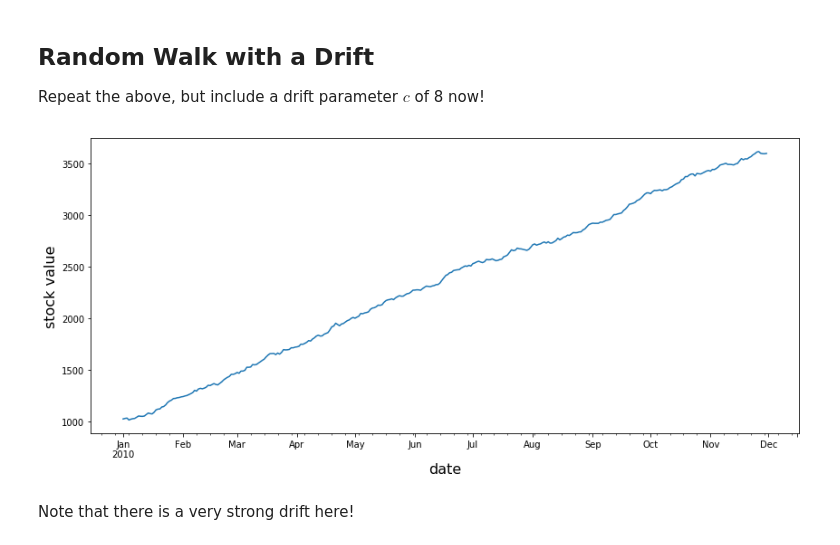
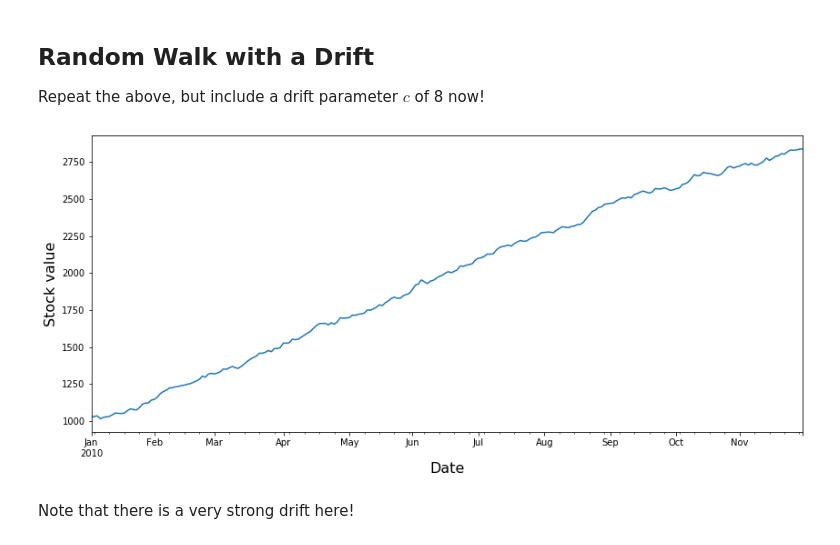
Before and after one commit to learn-co-curriculum/dsc-basic-time-series-models-lab, a Jupyter notebook: index.ipynb, the cells around one changed output. Cells and saved outputs as stored; diff of their text form; code cells hidden in the pictures.

```diff
--- a/index.ipynb
+++ b/index.ipynb
@@ -113,13 +116,14 @@ Keeping this in mind, let's create a random walk model:
 # %%
-# keep the random seed
+# Keep the random seed
 np.random.seed(11)
 
-# create a series with the specified dates
-dates = pd.date_range('2010-01-01', '2010-11-30')
-len(dates)
+# Create a series with the specified dates
+dates = pd.date_range('2010-01-01', '2010-11-30', freq='B')
 
-error = np.random.normal(0,10,len(dates))
+# White noise error term
+error = np.random.normal(0, 10, len(dates))
 
+# Define random walk
 def random_walk(start, error):
     Y_0 = start
     cum_error = np.cumsum(error)
@@ -128,5 +132,5 @@ def random_walk(start, error):
 
 shares_value = random_walk(1000, error)
 
-shares_series =  pd.Series(shares_value, index=dates)
+shares_series = pd.Series(shares_value, index=dates)
 # %% [markdown]
@@ -145,15 +149,16 @@ You can see how this very much looks like the exchange rate series you looked at
 
 Repeat the above, but include a drift parameter $c$ of 8 now!
 # %%
-# keep the random seed
+# Keep the random seed
 np.random.seed(11)
 
-# create a series with the specified dates
-dates = pd.date_range('2010-01-01', '2010-11-30')
-len(dates)
+# Create a series with the specified dates
+dates = pd.date_range('2010-01-01', '2010-11-30', freq='B')
 
-error = np.random.normal(0,10,len(dates))
+# White noise error term
+error = np.random.normal(0, 10, len(dates))
 
+# Define random walk
 def random_walk(start, error):
     Y_0 = start
     cum_error = np.cumsum(error + 8)
@@ -165,11 +170,11 @@ shares_value_drift = random_walk(1000, error)
 shares_series_drift =  pd.Series(shares_value_drift, index=dates)
 # %%
 ax = shares_series_drift.plot(figsize=(14,6))
-ax.set_ylabel("stock value", fontsize=16)
-ax.set_xlabel("date", fontsize=16)
+ax.set_ylabel('Stock value', fontsize=16)
+ax.set_xlabel('Date', fontsize=16)
 plt.show()
 # %% [output]
-[figure, old version]
+[figure, new version]
 # %% [markdown]
 Note that there is a very strong drift here!
 # %% [markdown]
```
Also changed, not shown: parts of 33 cells of this notebook, 12 other files.
